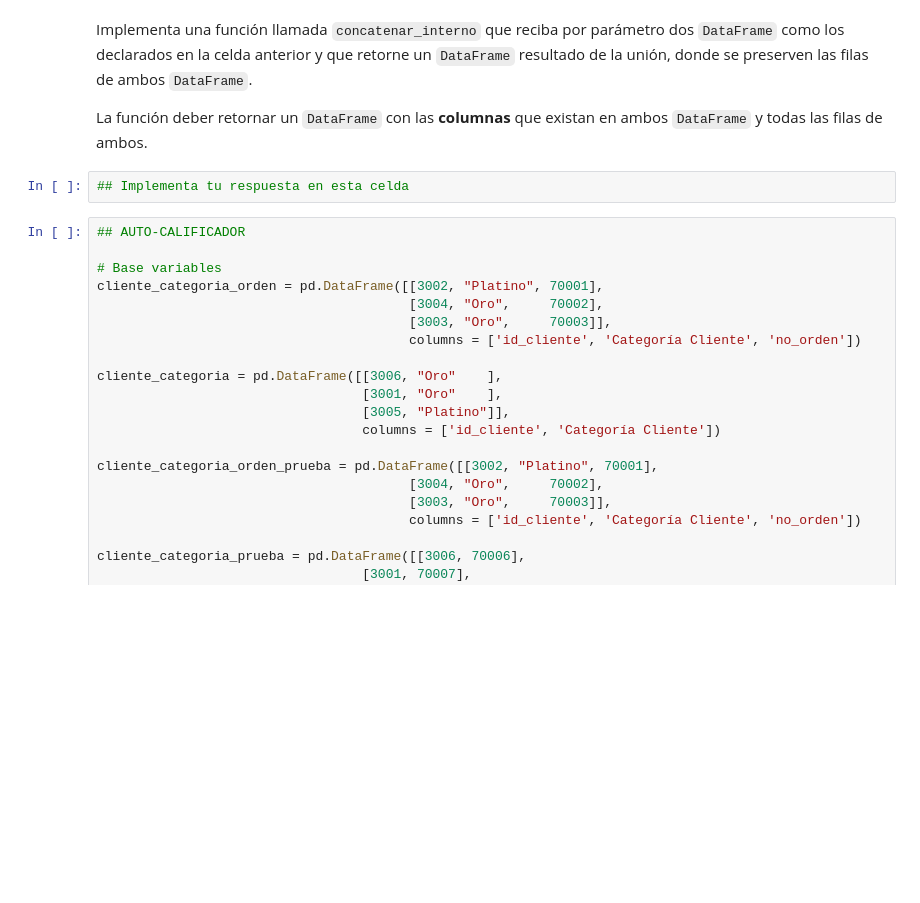
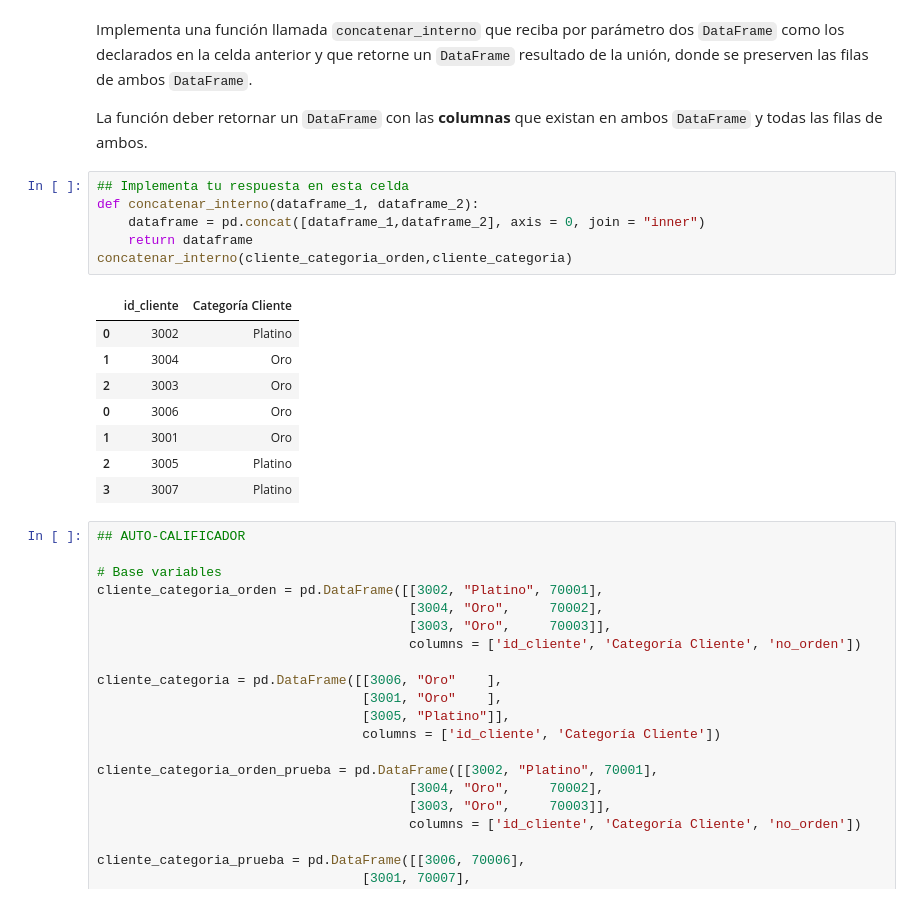
Before and after one commit to SantiagoRMV/Uniandes-Anaitycs, a Jupyter notebook: Herramientas/S5.TA1/TALLER - Limpiar y unir bases de datos.ipynb, the cells around one changed output. Cells and saved outputs as stored; diff of their text form; blank space fills up the shorter version.

```diff
--- a/Herramientas/S5.TA1/TALLER - Limpiar y unir bases de datos.ipynb
+++ b/Herramientas/S5.TA1/TALLER - Limpiar y unir bases de datos.ipynb
@@ -155,8 +168,21 @@ cliente_categoria = pd.DataFrame([[3006, "Oro"    ],
 Implementa una función llamada `concatenar_interno` que reciba por parámetro dos `DataFrame` como los declarados en la celda anterior y que retorne un `DataFrame` resultado de la unión, donde se preserven las filas de ambos `DataFrame`.
 
 La función deber retornar un `DataFrame` con las **columnas** que existan en ambos `DataFrame` y todas las filas de ambos.
-# %%
-## Implementa tu respuesta en esta celda
+# %%
+## Implementa tu respuesta en esta celda
+def concatenar_interno(dataframe_1, dataframe_2):
+    dataframe = pd.concat([dataframe_1,dataframe_2], axis = 0, join = "inner")
+    return dataframe
+concatenar_interno(cliente_categoria_orden,cliente_categoria)
+# %% [output]
+|  | id_cliente | Categoría Cliente |
+| 0 | 3002 | Platino |
+| 1 | 3004 | Oro |
+| 2 | 3003 | Oro |
+| 0 | 3006 | Oro |
+| 1 | 3001 | Oro |
+| 2 | 3005 | Platino |
+| 3 | 3007 | Platino |
 # %%
 ## AUTO-CALIFICADOR
 
```
Also changed, not shown: parts of 14 cells of this notebook, 33 other files.
